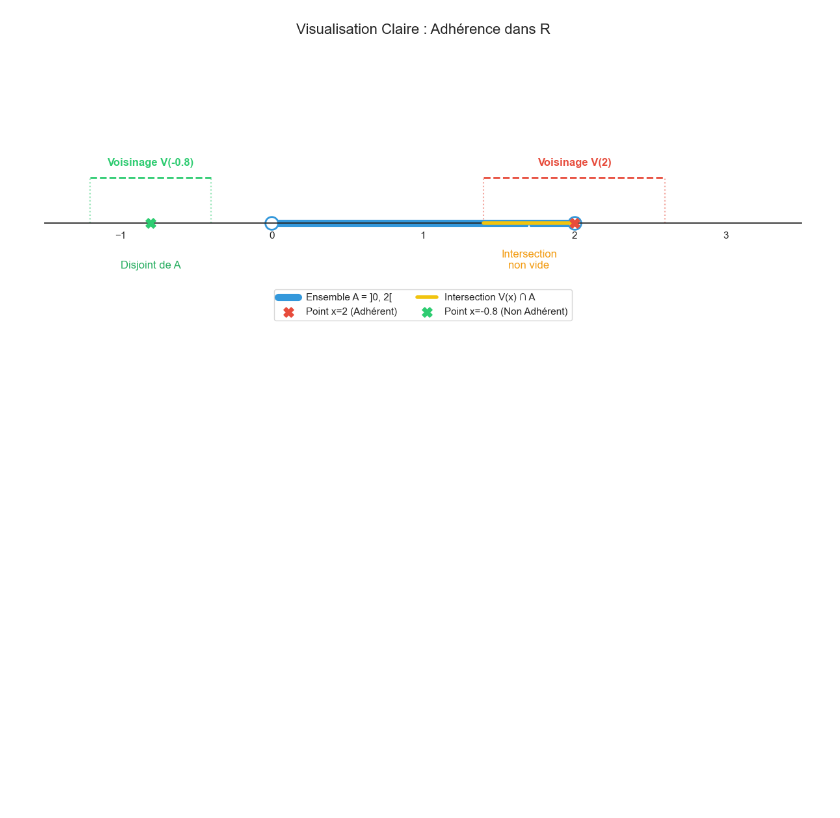
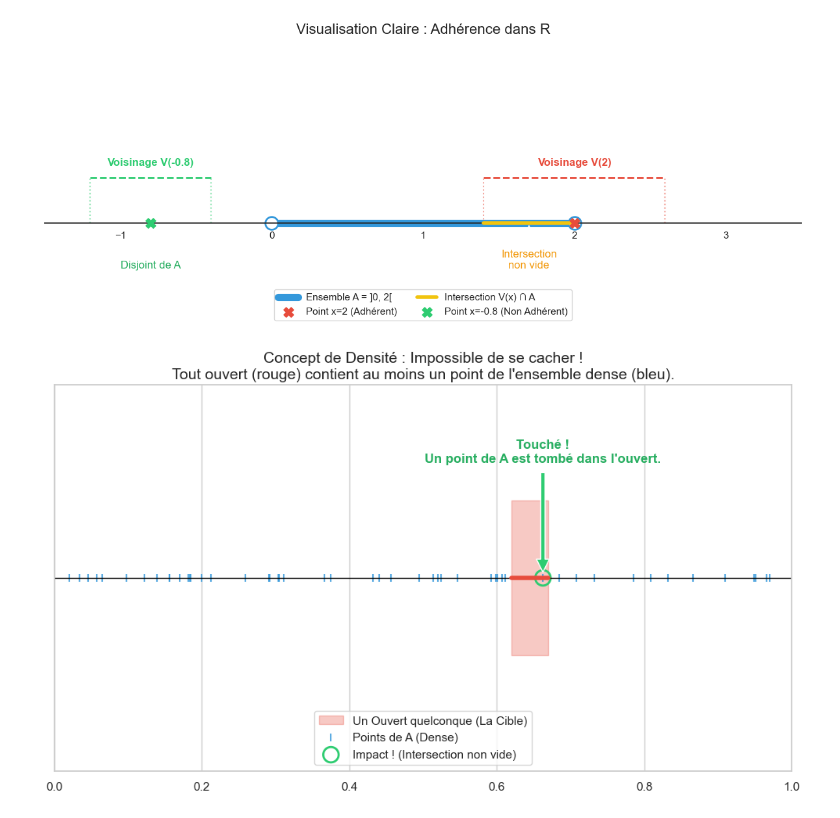
Before and after one commit to YassinEzaouibi/Spaces_Visualisation, a Jupyter notebook: Spaces/chapitre_1/1.3.2.ipynb, the cells around one changed output. Cells and saved outputs as stored; diff of their text form; code cells hidden in the pictures; blank space fills up the shorter version.

```diff
--- a/Spaces/chapitre_1/1.3.2.ipynb
+++ b/Spaces/chapitre_1/1.3.2.ipynb
@@ -73,3 +73,53 @@ def visualiser_adherence_claire():
 visualiser_adherence_claire()
 # %% [output]
 [figure]
+# %%
+
+sns.set_theme(style="whitegrid")
+
+def visualiser_densite():
+    fig, ax = plt.subplots(figsize=(10, 6))
+
+    # 1. L'Espace X (Ligne noire)
+    ax.axhline(0, color='black', linewidth=1)
+    ax.set_xlim(0, 1)
+    ax.set_ylim(-0.5, 0.5)
+    ax.get_yaxis().set_visible(False)
+
+    # 2. La "Cible" (Un ouvert arbitraire, rouge)
+    # C'est un petit intervalle ]a, b[
+    target_start = 0.62
+    target_width = 0.05
+    target_end = target_start + target_width
+
+    # On dessine la zone cible
+    ax.fill_between([target_start, target_end], -0.2, 0.2, color='#e74c3c', alpha=0.3, label='Un Ouvert quelconque (La Cible)')
+    ax.plot([target_start, target_end], [0, 0], color='#e74c3c', linewidth=4)
+
+    # 3. L'Ensemble Dense A (Points bleus)
+    # On simule une suite de points (par exemple une suite pseudo-aléatoire ou fractionnaire)
+    # Pour l'illustration, prenons des points aléatoires uniformes
+    np.random.seed(42)
+    n_points = 50
+    points_A = np.random.uniform(0, 1, n_points)
+
+    # On les affiche progressivement pour montrer qu'ils finissent par toucher la cible
+    ax.scatter(points_A, np.zeros_like(points_A), color='#3498db', s=50, alpha=0.8, marker='|', label='Points de A (Dense)')
+
+    # Identifier les points qui ont touché la cible
+    hits = points_A[(points_A > target_start) & (points_A < target_end)]
+
+    if len(hits) > 0:
+        ax.scatter(hits, np.zeros_like(hits), color='#2ecc71', s=200, marker='o', facecolors='none', linewidth=2, label='Impact ! (Intersection non vide)')
+        ax.annotate(f"Touché !\nUn point de A est tombé dans l'ouvert.",
+                    xy=(hits[0], 0), xytext=(hits[0], 0.3),
+                    arrowprops=dict(facecolor='#2ecc71', shrink=0.05), ha='center', color='#27ae60', fontweight='bold')
+
+    ax.set_title("Concept de Densité : Impossible de se cacher !\nTout ouvert (rouge) contient au moins un point de l'ensemble dense (bleu).", fontsize=14)
+    ax.legend(loc='lower center')
+    plt.tight_layout()
+    plt.show()
+
+visualiser_densite()
+# %% [output]
+[figure, added]
```
Also changed, not shown: 1 other file.
